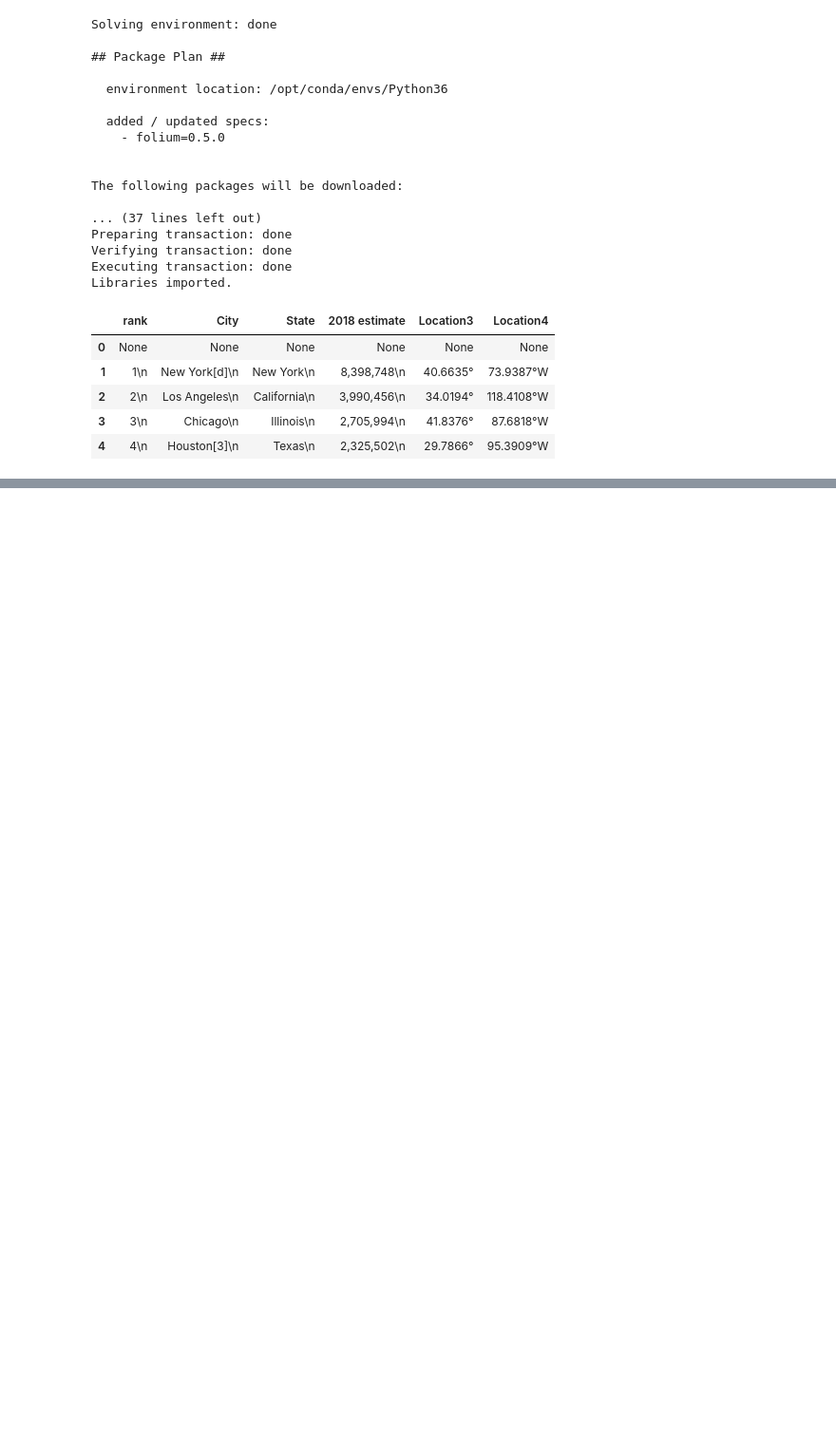
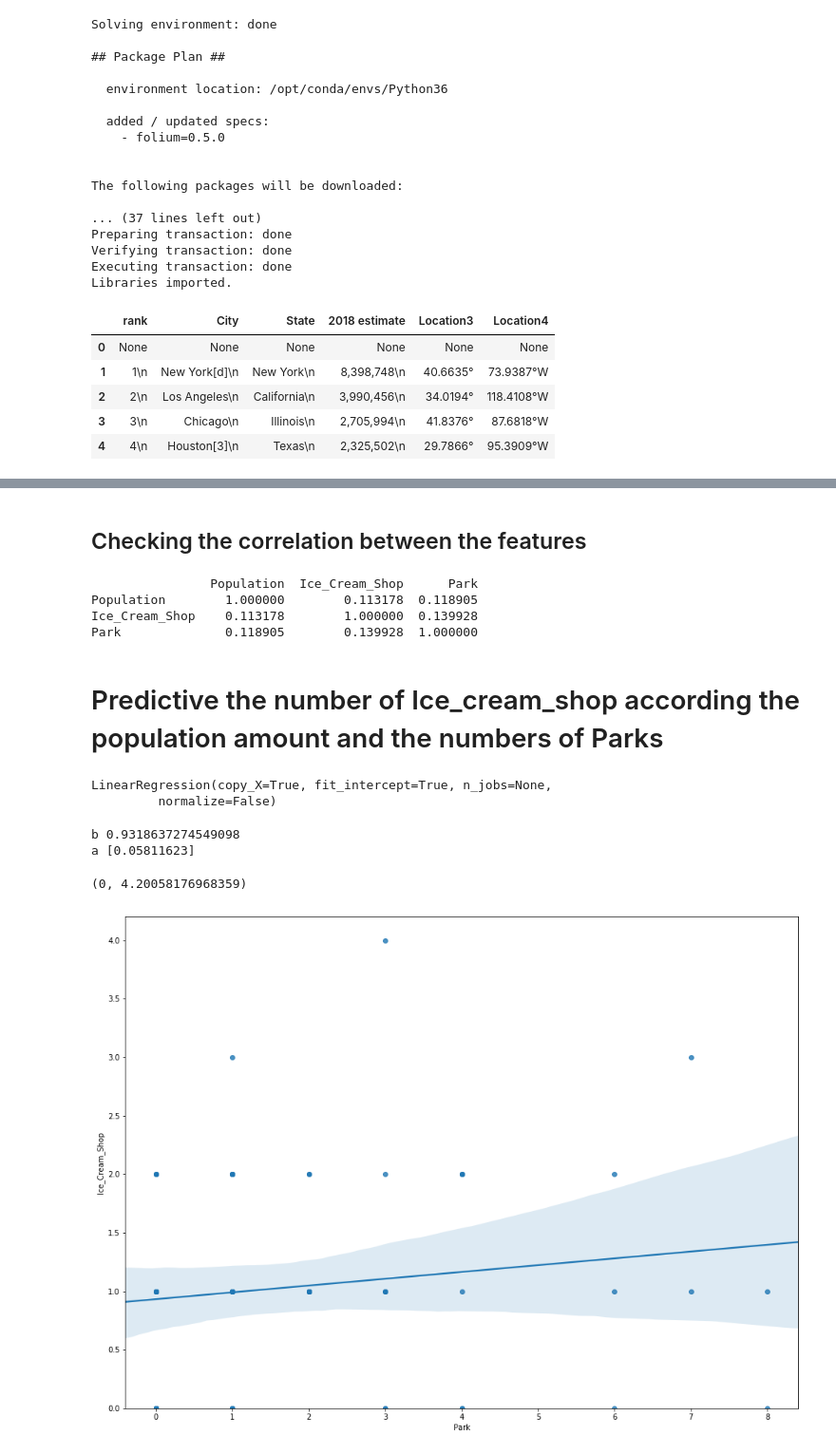
Before and after one commit to nili1975/Coursera_Capstone1, a Jupyter notebook: Capstone project week4.ipynb, the cells around one changed output, grey strips where cells are left out. Shown at 95% size. Drawn from its saved outputs; the diff is of its cells as text; code cells hidden in the pictures; blank space fills up the shorter version.

```diff
--- a/Capstone project week4.ipynb
+++ b/Capstone project week4.ipynb
@@ -207,0 +260,14 @@ My_dataframe1.head()
+# %%
+print("city_venue100",City_venue100.head())
+print("City_popu",City_popu.head())
+import pandas as pd
+My_dataframe = pd.merge(City_popu, City_venue100, on='city',how='inner')
+My_dataframe["Population"]=My_dataframe["Population"].replace(',', '')
+My_dataframe["Population"]=My_dataframe["Population"].astype(float)
+print("My_dataframe:",My_dataframe.head(5))
+
+#My_dataframe[["Population","Park", "Ice_Cream_Shop"]] = My_dataframe[["Population","Park", "Ice_Cream_Shop"]].apply(pd.to_numeric)
+#print(My_dataframe.Population)
+#print(My_dataframe.Park)
+
+#print("My_dataframe:",My_dataframe.head(20))
@@ -207,0 +292,39 @@ My_dataframe1.head()
+# %% [markdown]
+## Checking  the correlation between the features
+# %%
+print(My_dataframe.corr())
+# %% [output]
+                Population  Ice_Cream_Shop      Park
+Population        1.000000        0.113178  0.118905
+Ice_Cream_Shop    0.113178        1.000000  0.139928
+Park              0.118905        0.139928  1.000000
+# %% [markdown]
+# Predictive the number of Ice_cream_shop according the population amount and the numbers of Parks
+# %%
+from sklearn.linear_model import LinearRegression
+lm=LinearRegression()
+lm
+# %% [output]
+LinearRegression(copy_X=True, fit_intercept=True, n_jobs=None,
+         normalize=False)
+# %%
+X=My_dataframe[['Park']]
+Y=My_dataframe['Ice_Cream_Shop']
+lm.fit(X,Y)
+Yhat=lm.predict(X)
+print('b',lm.intercept_)
+print('a',lm.coef_)
+# %% [output]
+b 0.9318637274549098
+a [0.05811623]
+# %%
+import seaborn as sns
+%matplotlib inline
+width=16
+height=12
+plt.figure(figsize=(width,height))
+sns.regplot(x='Park',y='Ice_Cream_Shop',data=My_dataframe)
+plt.ylim(0,)
+# %% [output]
+(0, 4.20058176968359)
+[figure, added]
```
Also changed, not shown: parts of 18 cells of this notebook.
